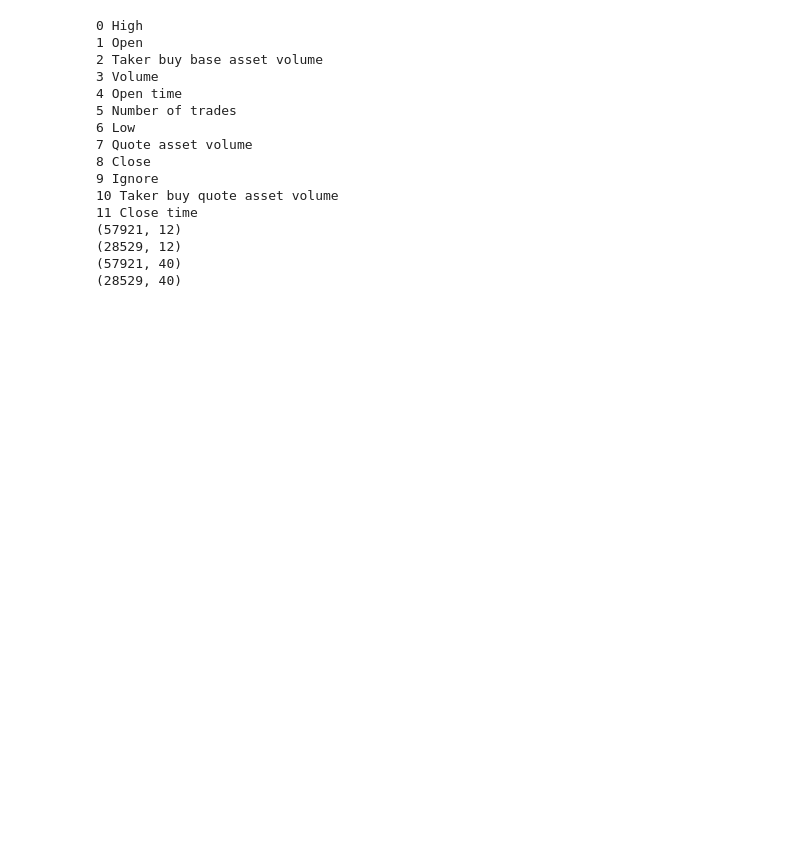
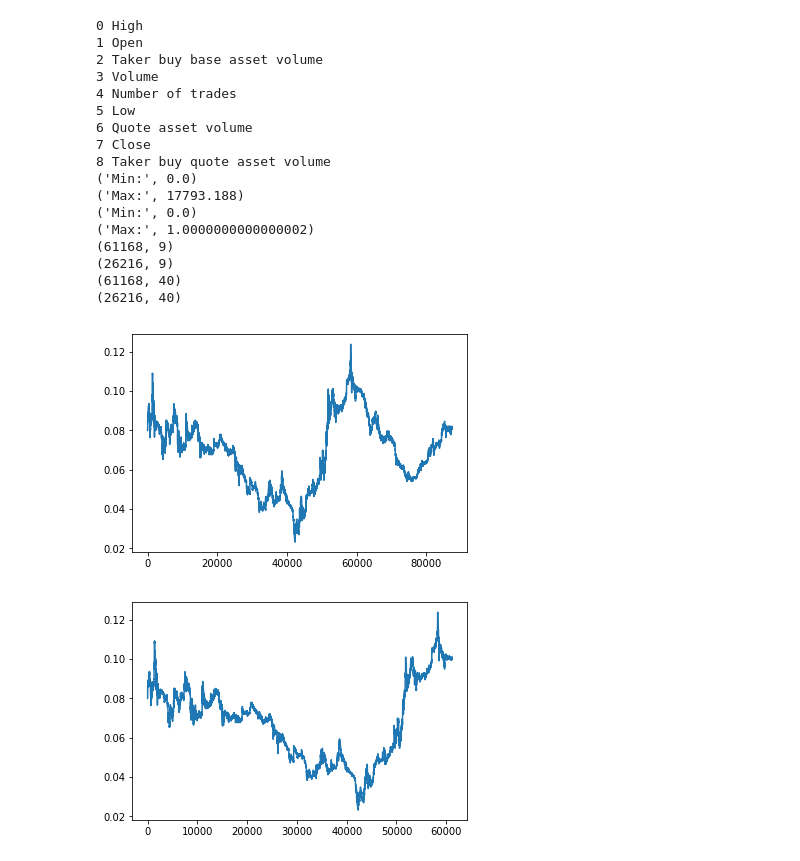
Before and after one commit to amitashkenazi/learning_dp, a Jupyter notebook: crypto_trading/eth_btc_prediction.ipynb, the cells around one changed output. Drawn from its saved outputs; the diff is of its cells as text; code cells hidden in the pictures; blank space fills up the shorter version.

```diff
--- a/crypto_trading/eth_btc_prediction.ipynb
+++ b/crypto_trading/eth_btc_prediction.ipynb
@@ -32,6 +48,9 @@ highs = []
 lows = []
 keys_list = res[0].keys()
 keys_list.remove('_id')
+keys_list.remove('Close time')
+keys_list.remove('Open time')
+keys_list.remove('Ignore')
 x_data = []
 for r in res:
     x = []
@@ -42,53 +61,84 @@ for r in res:
 x_data = np.array(x_data)
 
 prediction_period_minutes = 24 * 60
 
 for i in range(len(keys_list)):
     print i, keys_list[i]
 
 # x_max_data = max_filter1d_valid(x_data[:, 0], prediction_period_minutes)
 # x_min_data = min_filter1d_valid(x_data[:, 6], prediction_period_minutes)
 
 
 y_data = []
 for i in range(len(x_data)-40):
     temp = []
     for x in range(40):
         temp.append(x_data[i+x][1])
 
     y_data.append(temp)
 
 y_data = np.array(y_data)
 x_data = x_data[:len(y_data)]
 
-X_train, X_test, y_train, y_test = train_test_split(x_data, y_data, test_size=0.33, random_state=42)
 
-print X_train.shape
-print X_test.shape
-print y_train.shape
-print y_test.shape
+# X_train, X_test, y_train, y_test = train_test_split(x_data, y_data, test_size=0.33, random_state=42)
 
-num_train = X_train.shape[0]
-num_test = X_test.shape[0]
-num_y_signals = y_train.shape[1]
-num_x_signals = X_train.shape[1]
+num_samples = x_data.shape[0]
+X_train = x_data[:int(0.7*num_samples), :]
+X_test = x_data[int(0.7*num_samples):, :]
 
-validation_data = (np.expand_dims(X_test, axis=0),
-                   np.expand_dims(y_test, axis=0))
+y_train = y_data[:int(0.7*num_samples), :]
+y_test = y_data[int(0.7*num_samples):, :]
+
+plt.plot(x_data[:,0])
+plt.figure()
+plt.plot(X_train[:,0])
+plt.figure()
+plt.plot(X_test[:,0])
+
+print("Min:", np.min(X_train))
+print("Max:", np.max(X_train))
+
+x_scaler = MinMaxScaler()
+x_train_scaled = x_scaler.fit_transform(X_train)
+x_test_scaled = x_scaler.transform(X_test)
+
+print("Min:", np.min(x_train_scaled))
+print("Max:", np.max(x_train_scaled))
+
+y_scaler = MinMaxScaler()
+y_train_scaled = y_scaler.fit_transform(y_train)
+y_test_scaled = y_scaler.transform(y_test)
+
+print x_train_scaled.shape
+print x_test_scaled.shape
+print y_train_scaled.shape
+print y_test_scaled.shape
+
+num_train = x_train_scaled.shape[0]
+num_test = x_test_scaled.shape[0]
+num_y_signals = y_train_scaled.shape[1]
+num_x_signals = x_train_scaled.shape[1]
+
+validation_data = (np.expand_dims(x_test_scaled, axis=0),
+                   np.expand_dims(y_test_scaled, axis=0))
 # %% [output]
 0 High
 1 Open
 2 Taker buy base asset volume
 3 Volume
-4 Open time
-5 Number of trades
-6 Low
-7 Quote asset volume
-8 Close
-9 Ignore
-10 Taker buy quote asset volume
-11 Close time
-(57921, 12)
-(28529, 12)
-(57921, 40)
-(28529, 40)
+4 Number of trades
+5 Low
+6 Quote asset volume
+7 Close
+8 Taker buy quote asset volume
+('Min:', 0.0)
+('Max:', 17793.188)
+('Min:', 0.0)
+('Max:', 1.0000000000000002)
+(61168, 9)
+(26216, 9)
+(61168, 40)
+(26216, 40)
+[figure, added]
+[figure, added]
```
Also changed, not shown: parts of 20 cells of this notebook, 1 other file.
